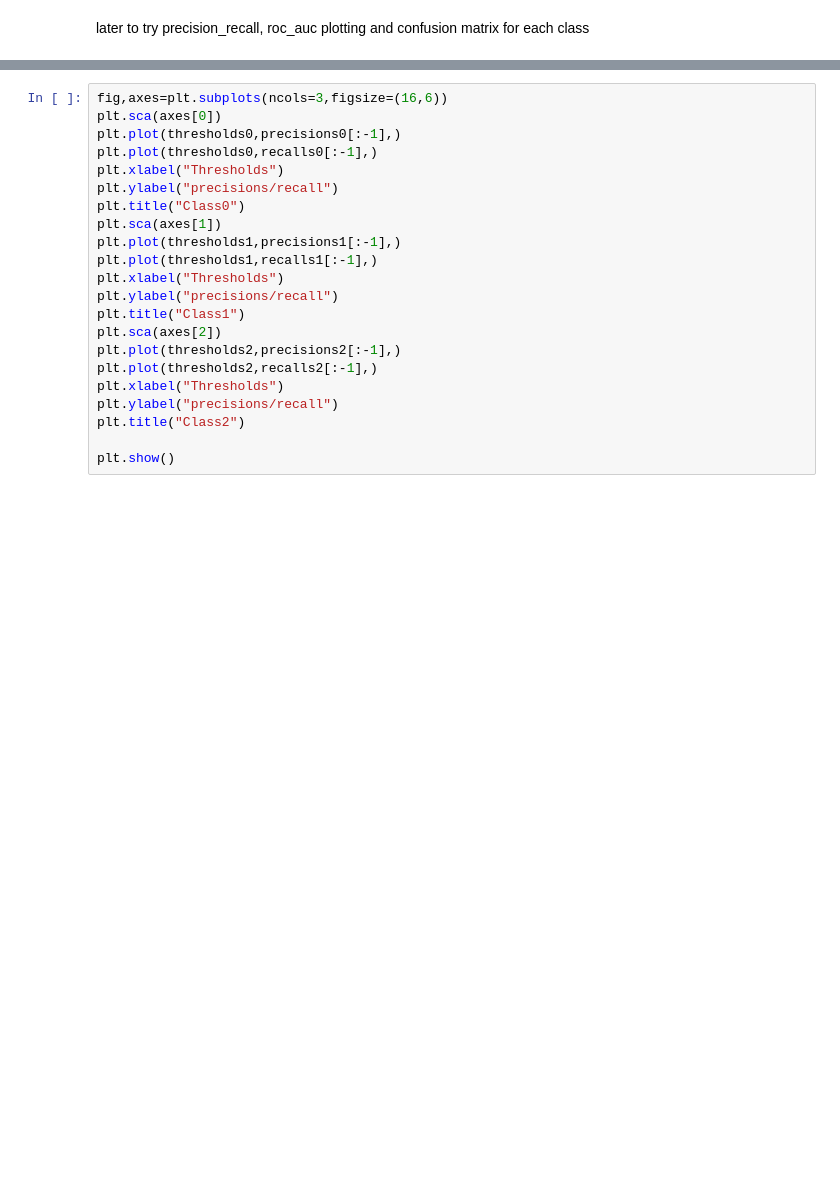
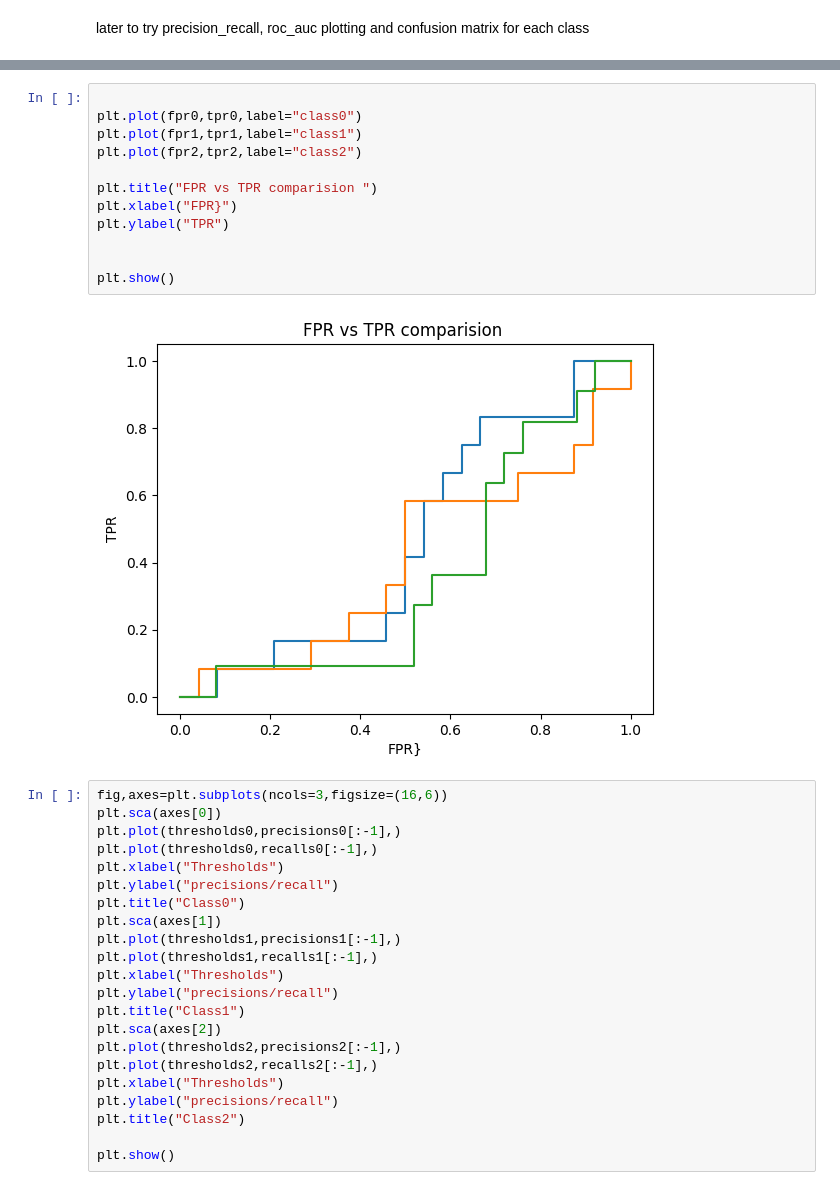
Before and after one commit to Prashant-Bista/SVM, a Jupyter notebook: wine_class.ipynb, the cells around one changed output, grey strips where cells are left out. Cells and saved outputs as stored; diff of their text form; blank space fills up the shorter version.

```diff
--- a/wine_class.ipynb
+++ b/wine_class.ipynb
@@ -208,3 +242,17 @@ precisions2,recalls2,thresholds2=precision_recall_curve(testy2,decs2)
+# %%
+
+plt.plot(fpr0,tpr0,label="class0")
+plt.plot(fpr1,tpr1,label="class1")
+plt.plot(fpr2,tpr2,label="class2")
+
+plt.title("FPR vs TPR comparision ")
+plt.xlabel("FPR}")
+plt.ylabel("TPR")
+
+
+plt.show()
+# %% [output]
+[figure, added]
 # %%
 fig,axes=plt.subplots(ncols=3,figsize=(16,6))
 plt.sca(axes[0])
```
Also changed, not shown: parts of 2 cells of this notebook, 3 other files.
